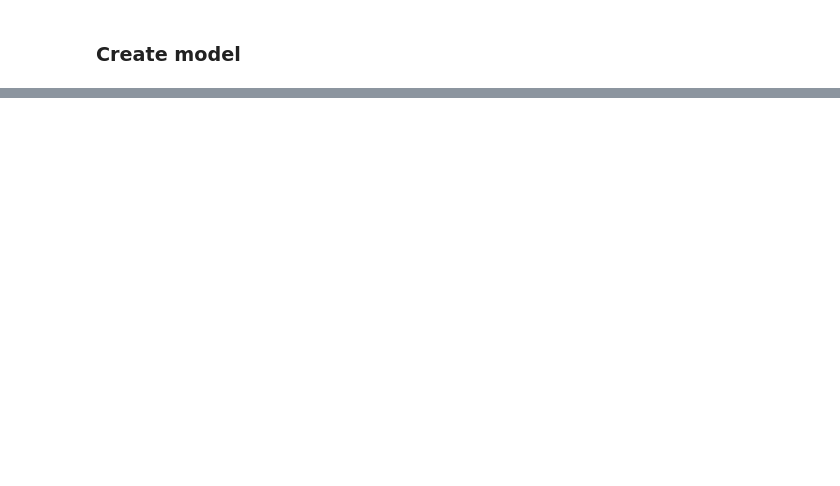
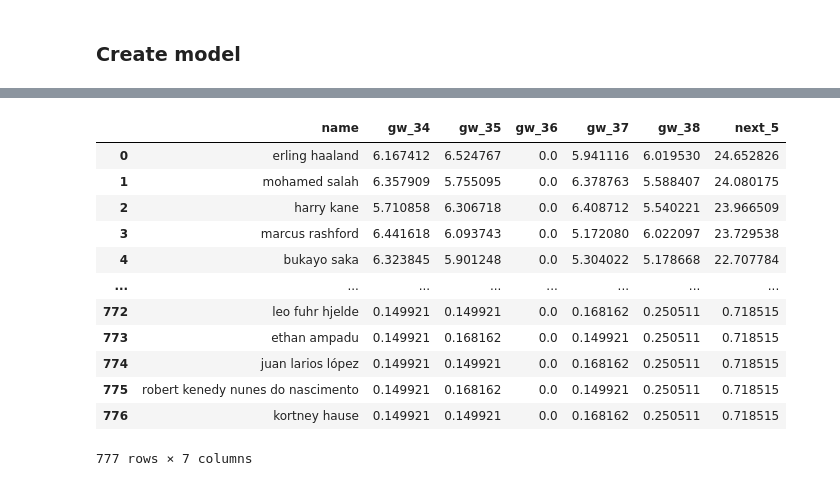
Before and after one commit to dominicbates/fpl-model, a Jupyter notebook: notebooks/modelling.ipynb, the cells around one changed output, grey strips where cells are left out. Saved outputs shown, nothing was run; the diff lists cells and outputs as text; code cells hidden in the pictures; blank space fills up the shorter version.

```diff
--- a/notebooks/modelling.ipynb
+++ b/notebooks/modelling.ipynb
@@ -180,0 +509,47 @@ model = Classifier(features, classifier='XGBoost')
+# %%
+test = df_test[(df_test['season'] == '2022-23')&(df_test['GW'] >= 34.0)][['season','GW','name_cleaned','opponent_name','was_home','total_points','preds']]
+# %%
+
+fake_output = pd.DataFrame()
+
+gw = 34
+for player in list(set(test['name_cleaned'])):
+    preds = []
+    for n in range(5):
+        m_rows = (test['name_cleaned'] == player) & (test['GW'] == gw+n)
+        try:
+            val = np.mean(test[m_rows]['preds'])
+            if pd.isnull(val):
+                preds.append(0.0)
+            else:
+                preds.append(val)
+        except:
+            print('LOLOL')
+            preds.append(0.0)
+#     print(player)
+    row = pd.DataFrame({'name':[player],
+                        'gw_'+str(gw+0):[preds[0]],
+                        'gw_'+str(gw+1):[preds[1]],
+                        'gw_'+str(gw+2):[preds[2]],
+                        'gw_'+str(gw+3):[preds[3]],
+                        'gw_'+str(gw+4):[preds[4]],
+                        'next_5':np.sum(preds)})
+    fake_output = pd.concat([fake_output,row]).reset_index(drop=True)
+# %%
+fake_output = fake_output.sort_values(by='next_5',ascending=False).reset_index(drop=True)
+# fake_output.to_csv('/Users/dominicbates/Documents/Github/fpl-model/fake_output.csv')
+fake_output
+# %% [output]
+|  | name | gw_34 | gw_35 | gw_36 | gw_37 | gw_38 | next_5 |
+| 0 | erling haaland | 6.167412 | 6.524767 | 0.0 | 5.941116 | 6.019530 | 24.652826 |
+| 1 | mohamed salah | 6.357909 | 5.755095 | 0.0 | 6.378763 | 5.588407 | 24.080175 |
+| 2 | harry kane | 5.710858 | 6.306718 | 0.0 | 6.408712 | 5.540221 | 23.966509 |
+| 3 | marcus rashford | 6.441618 | 6.093743 | 0.0 | 5.172080 | 6.022097 | 23.729538 |
+| 4 | bukayo saka | 6.323845 | 5.901248 | 0.0 | 5.304022 | 5.178668 | 22.707784 |
+| ... | ... | ... | ... | ... | ... | ... | ... |
+| 772 | leo fuhr hjelde | 0.149921 | 0.149921 | 0.0 | 0.168162 | 0.250511 | 0.718515 |
+| 773 | ethan ampadu | 0.149921 | 0.168162 | 0.0 | 0.149921 | 0.250511 | 0.718515 |
+| 774 | juan larios lópez | 0.149921 | 0.149921 | 0.0 | 0.168162 | 0.250511 | 0.718515 |
+| 775 | robert kenedy nunes do nascimento | 0.149921 | 0.168162 | 0.0 | 0.149921 | 0.250511 | 0.718515 |
+| 776 | kortney hause | 0.149921 | 0.149921 | 0.0 | 0.168162 | 0.250511 | 0.718515 |
+777 rows × 7 columns
```
Also changed, not shown: parts of 28 cells of this notebook, 2 other files.
